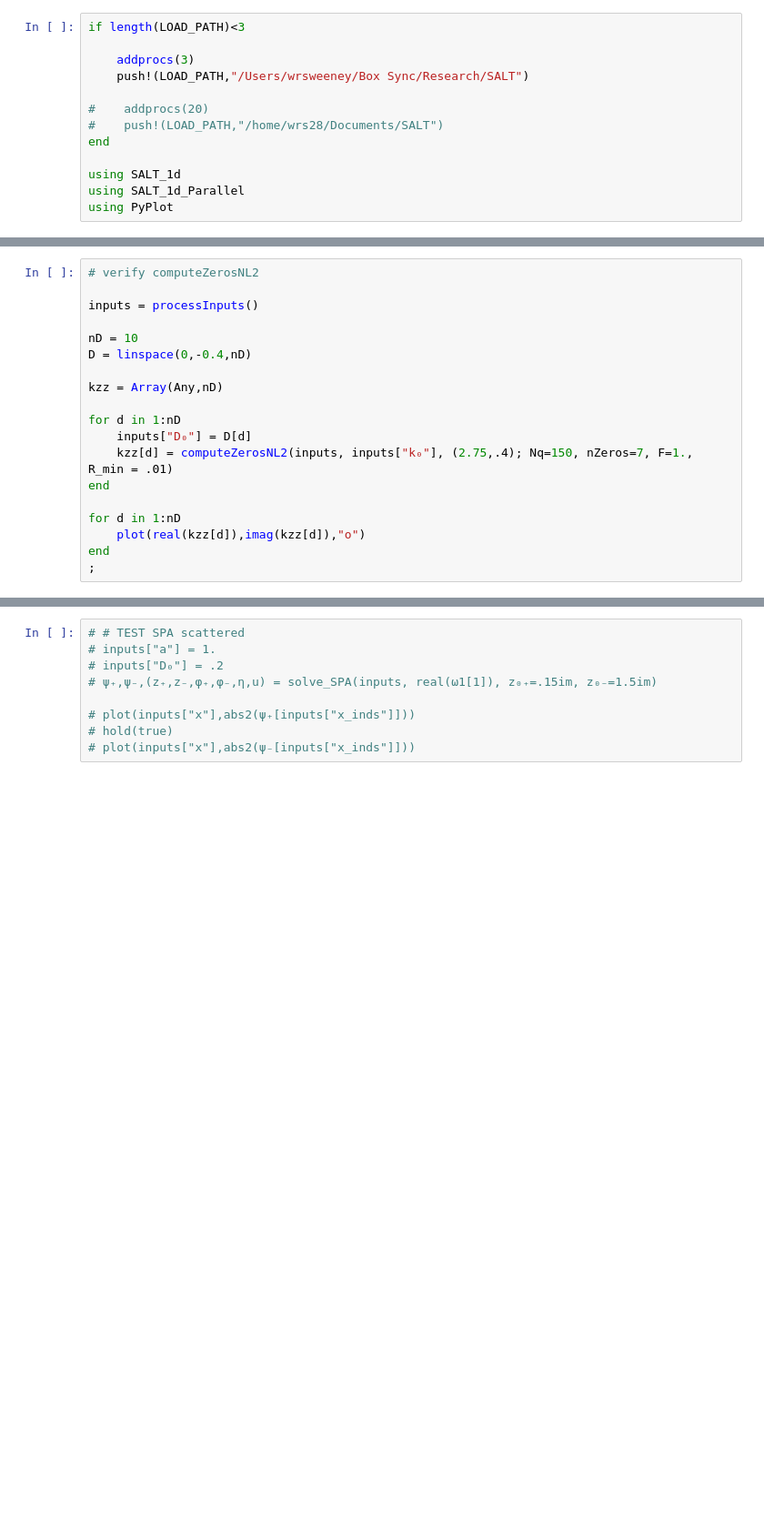
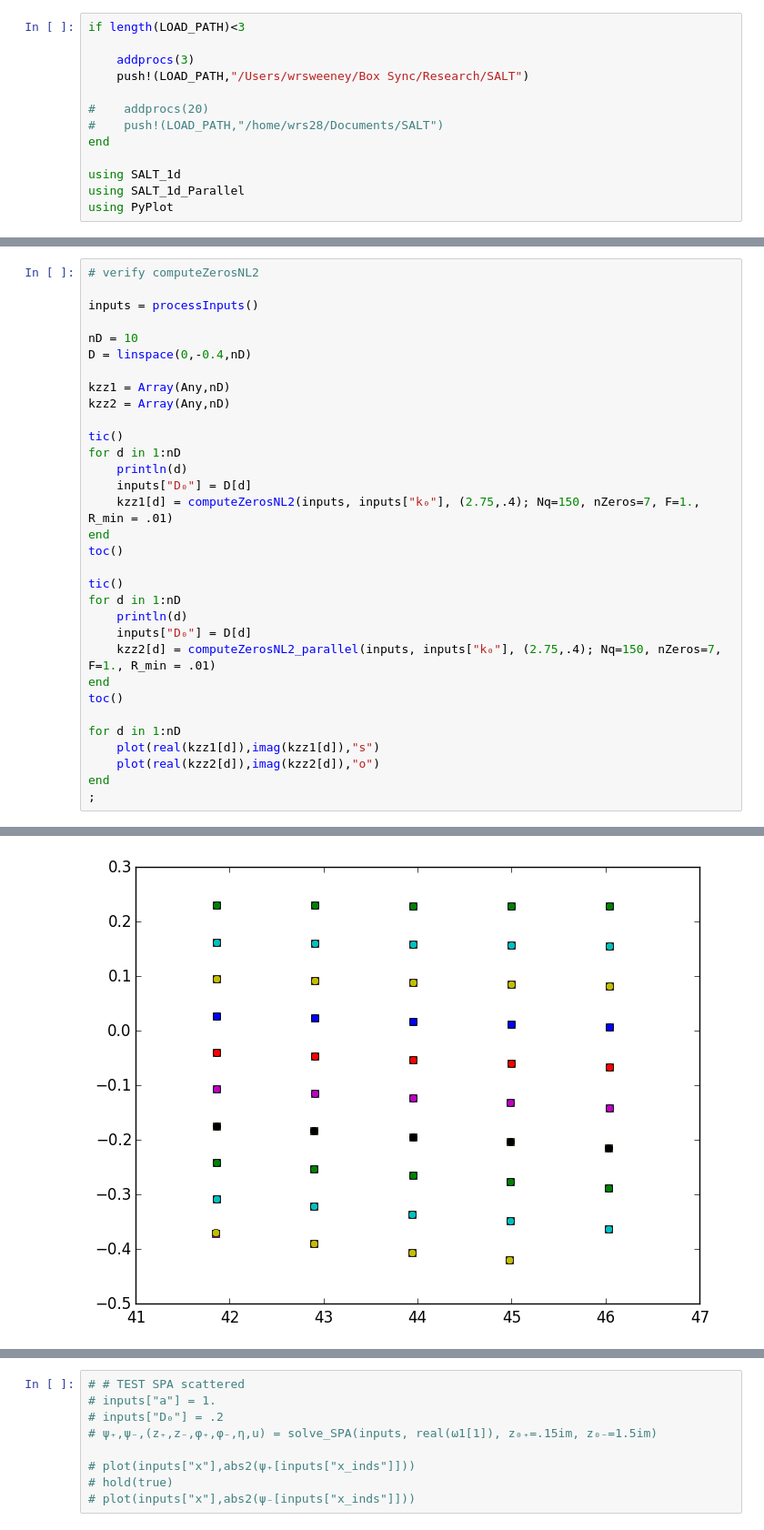
Before and after one commit to wrs28/SALT_1d, a Jupyter notebook: SALT_TEST_1D.ipynb, the cells around one changed output, grey strips where cells are left out. Shown at 91% size. Drawn from its saved outputs; the diff is of its cells as text; blank space fills up the shorter version.

```diff
--- a/SALT_TEST_1D.ipynb
+++ b/SALT_TEST_1D.ipynb
@@ -233,14 +267,28 @@ inputs = processInputs()
 nD = 10
 D = linspace(0,-0.4,nD)
 
-kzz = Array(Any,nD)
+kzz1 = Array(Any,nD)
+kzz2 = Array(Any,nD)
+
+tic()
+for d in 1:nD
+    println(d)
+    inputs["D₀"] = D[d]
+    kzz1[d] = computeZerosNL2(inputs, inputs["k₀"], (2.75,.4); Nq=150, nZeros=7, F=1., R_min = .01)
+end
+toc()
+
+tic()
+for d in 1:nD
+    println(d)
+    inputs["D₀"] = D[d]
+    kzz2[d] = computeZerosNL2_parallel(inputs, inputs["k₀"], (2.75,.4); Nq=150, nZeros=7, F=1., R_min = .01)
+end
+toc()
 
 for d in 1:nD
-    inputs["D₀"] = D[d]
-    kzz[d] = computeZerosNL2(inputs, inputs["k₀"], (2.75,.4); Nq=150, nZeros=7, F=1., R_min = .01)
-end
-
-for d in 1:nD
-    plot(real(kzz[d]),imag(kzz[d]),"o")
+    plot(real(kzz1[d]),imag(kzz1[d]),"s")
+    plot(real(kzz2[d]),imag(kzz2[d]),"o")
 end
 ;
+# %% [output]
@@ -247,3 +312,4 @@ end
+[figure, added]
 # %%
 #verifying that computeZerosNL1 and computeZerosNL2 agree
 
```
Also changed, not shown: parts of 26 cells of this notebook, 3 other files.
